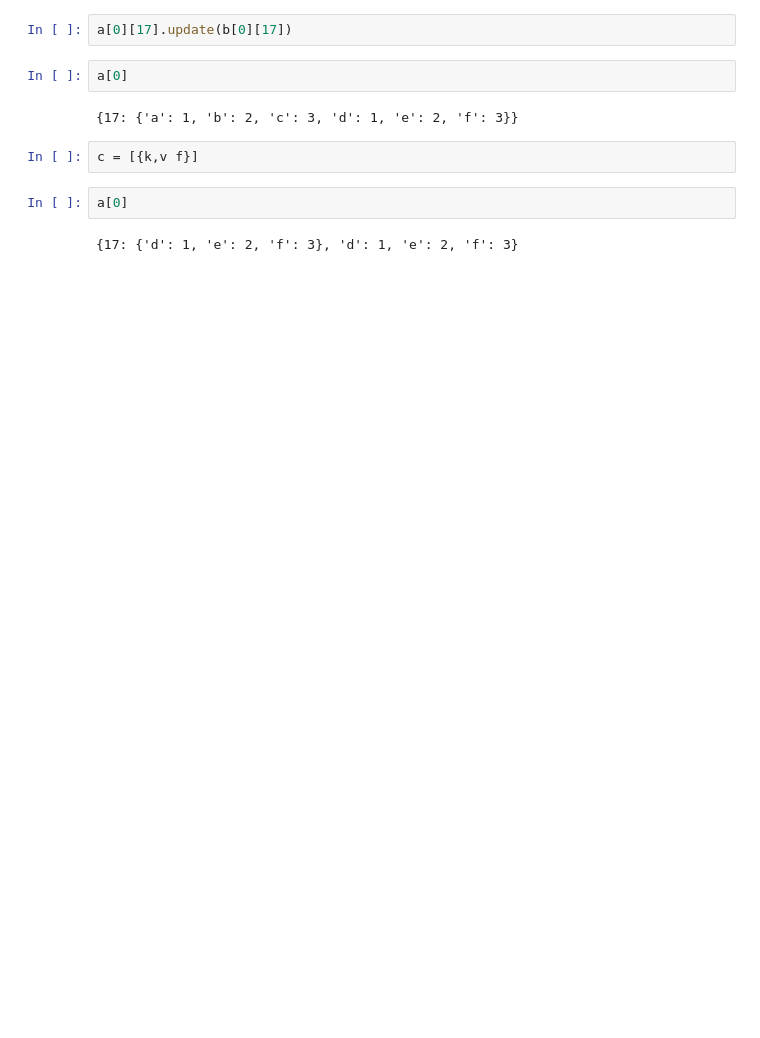
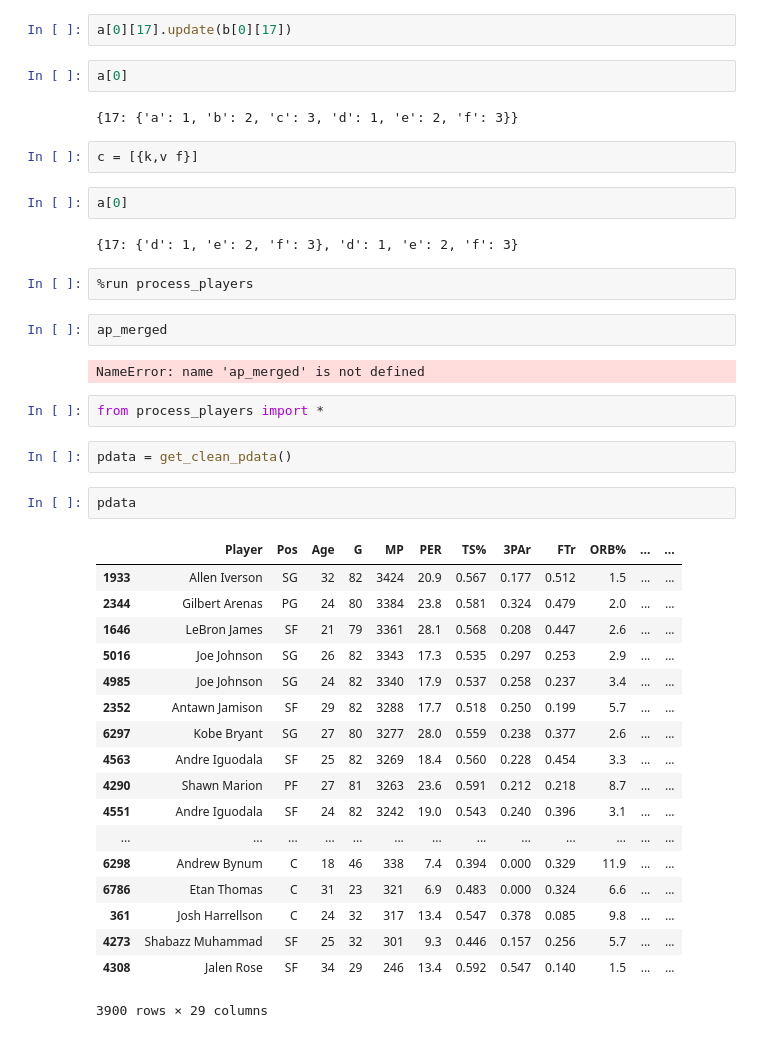
Before and after one commit to dmacUT/nba-final4-projections, a Jupyter notebook: AddingDefPlayerVotes.ipynb, the cells around one changed output. Drawn from its saved outputs; the diff is of its cells as text; blank space fills up the shorter version.

```diff
--- a/AddingDefPlayerVotes.ipynb
+++ b/AddingDefPlayerVotes.ipynb
@@ -273,3 +279,34 @@ c = [{k,v f}]
 a[0]
 # %% [output]
 {17: {'d': 1, 'e': 2, 'f': 3}, 'd': 1, 'e': 2, 'f': 3}
+# %%
+%run process_players
+# %%
+ap_merged
+# %% [output]
+NameError: name 'ap_merged' is not defined
+# %%
+from process_players import *
+# %%
+pdata = get_clean_pdata()
+# %%
+pdata
+# %% [output]
+|  | Player | Pos | Age | G | MP | PER | TS% | 3PAr | FTr | ORB% | ... | ... |
+| 1933 | Allen Iverson | SG | 32 | 82 | 3424 | 20.9 | 0.567 | 0.177 | 0.512 | 1.5 | ... | ... |
+| 2344 | Gilbert Arenas | PG | 24 | 80 | 3384 | 23.8 | 0.581 | 0.324 | 0.479 | 2.0 | ... | ... |
+| 1646 | LeBron James | SF | 21 | 79 | 3361 | 28.1 | 0.568 | 0.208 | 0.447 | 2.6 | ... | ... |
+| 5016 | Joe Johnson | SG | 26 | 82 | 3343 | 17.3 | 0.535 | 0.297 | 0.253 | 2.9 | ... | ... |
+| 4985 | Joe Johnson | SG | 24 | 82 | 3340 | 17.9 | 0.537 | 0.258 | 0.237 | 3.4 | ... | ... |
+| 2352 | Antawn Jamison | SF | 29 | 82 | 3288 | 17.7 | 0.518 | 0.250 | 0.199 | 5.7 | ... | ... |
+| 6297 | Kobe Bryant | SG | 27 | 80 | 3277 | 28.0 | 0.559 | 0.238 | 0.377 | 2.6 | ... | ... |
+| 4563 | Andre Iguodala | SF | 25 | 82 | 3269 | 18.4 | 0.560 | 0.228 | 0.454 | 3.3 | ... | ... |
+| 4290 | Shawn Marion | PF | 27 | 81 | 3263 | 23.6 | 0.591 | 0.212 | 0.218 | 8.7 | ... | ... |
+| 4551 | Andre Iguodala | SF | 24 | 82 | 3242 | 19.0 | 0.543 | 0.240 | 0.396 | 3.1 | ... | ... |
+| ... | ... | ... | ... | ... | ... | ... | ... | ... | ... | ... | ... | ... |
+| 6298 | Andrew Bynum | C | 18 | 46 | 338 | 7.4 | 0.394 | 0.000 | 0.329 | 11.9 | ... | ... |
+| 6786 | Etan Thomas | C | 31 | 23 | 321 | 6.9 | 0.483 | 0.000 | 0.324 | 6.6 | ... | ... |
+| 361 | Josh Harrellson | C | 24 | 32 | 317 | 13.4 | 0.547 | 0.378 | 0.085 | 9.8 | ... | ... |
+| 4273 | Shabazz Muhammad | SF | 25 | 32 | 301 | 9.3 | 0.446 | 0.157 | 0.256 | 5.7 | ... | ... |
+| 4308 | Jalen Rose | SF | 34 | 29 | 246 | 13.4 | 0.592 | 0.547 | 0.140 | 1.5 | ... | ... |
+3900 rows × 29 columns
```
Also changed, not shown: parts of 11 cells of this notebook.
